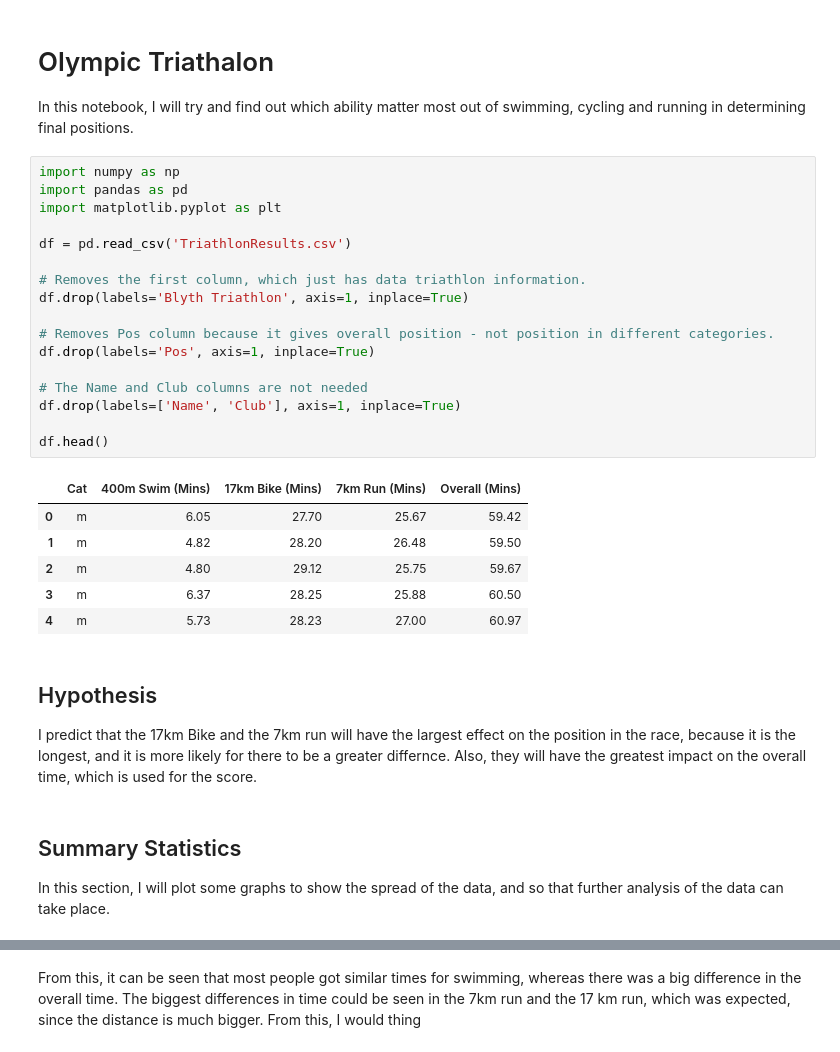
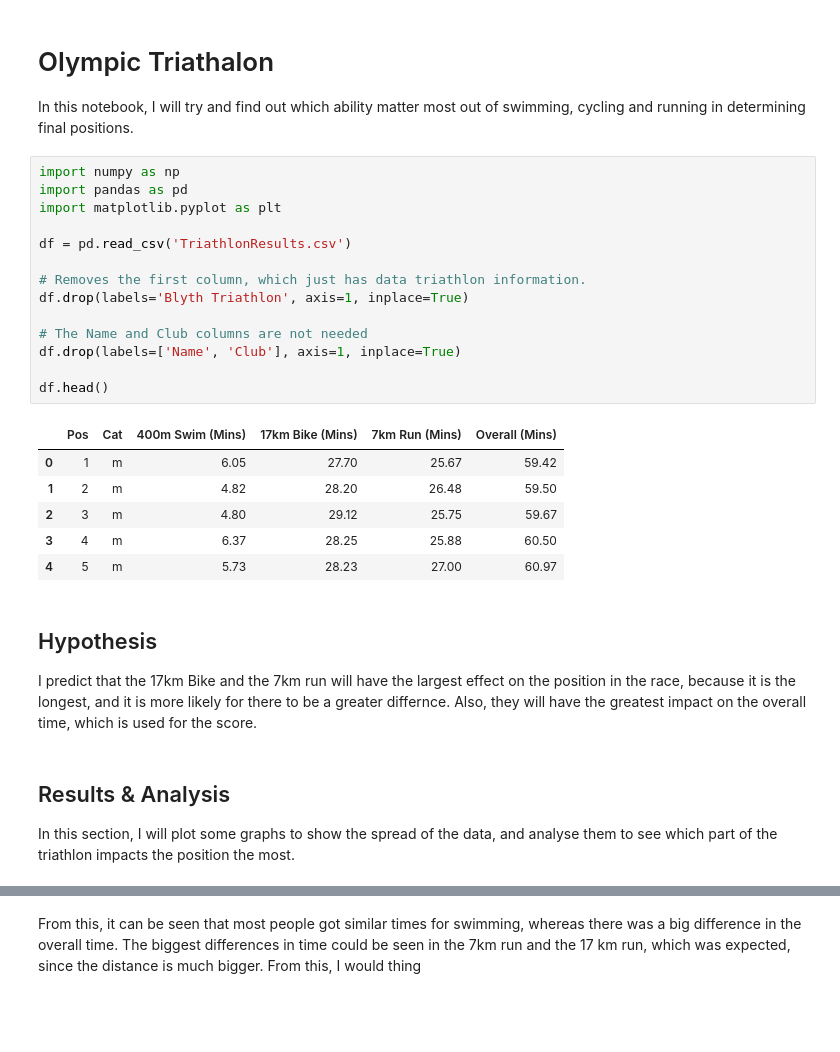
Before and after one commit to TheKonamiKoder/Triathalon, a Jupyter notebook: triathalon.ipynb, the cells around one changed output, grey strips where cells are left out. Cells and saved outputs as stored; diff of their text form; blank space fills up the shorter version.

```diff
--- a/triathalon.ipynb
+++ b/triathalon.ipynb
@@ -5,34 +5,31 @@ In this notebook, I will try and find out which ability matter most out of swimm
 # %%
 import numpy as np
 import pandas as pd
 import matplotlib.pyplot as plt
 
 df = pd.read_csv('TriathlonResults.csv')
 
 # Removes the first column, which just has data triathlon information.
 df.drop(labels='Blyth Triathlon', axis=1, inplace=True)
 
-# Removes Pos column because it gives overall position - not position in different categories.
-df.drop(labels='Pos', axis=1, inplace=True)
-
 # The Name and Club columns are not needed
 df.drop(labels=['Name', 'Club'], axis=1, inplace=True)
 
 df.head()
 # %% [output]
-|  | Cat | 400m Swim (Mins) | 17km Bike (Mins) | 7km Run (Mins) | Overall (Mins) |
-| 0 | m | 6.05 | 27.70 | 25.67 | 59.42 |
-| 1 | m | 4.82 | 28.20 | 26.48 | 59.50 |
-| 2 | m | 4.80 | 29.12 | 25.75 | 59.67 |
-| 3 | m | 6.37 | 28.25 | 25.88 | 60.50 |
-| 4 | m | 5.73 | 28.23 | 27.00 | 60.97 |
+|  | Pos | Cat | 400m Swim (Mins) | 17km Bike (Mins) | 7km Run (Mins) | Overall (Mins) |
+| 0 | 1 | m | 6.05 | 27.70 | 25.67 | 59.42 |
+| 1 | 2 | m | 4.82 | 28.20 | 26.48 | 59.50 |
+| 2 | 3 | m | 4.80 | 29.12 | 25.75 | 59.67 |
+| 3 | 4 | m | 6.37 | 28.25 | 25.88 | 60.50 |
+| 4 | 5 | m | 5.73 | 28.23 | 27.00 | 60.97 |
 # %% [markdown]
 ## Hypothesis ##
 
 I predict that the 17km Bike and the 7km run will have the largest effect on the position in the race, because it is the longest, and it is more likely for there to be a greater differnce. Also, they will have the greatest impact on the overall time, which is used for the score.
 # %% [markdown]
-## Summary Statistics ##
+## Results & Analysis ##
 
-In this section, I will plot some graphs to show the spread of the data, and so that further analysis of the data can take place.
+In this section, I will plot some graphs to show the spread of the data, and analyse them to see which part of the triathlon impacts the position the most.
 # %%
 # I will create 4 plots, for each of the categiories
```
Also changed, not shown: parts of 10 cells of this notebook, 1 other file.
